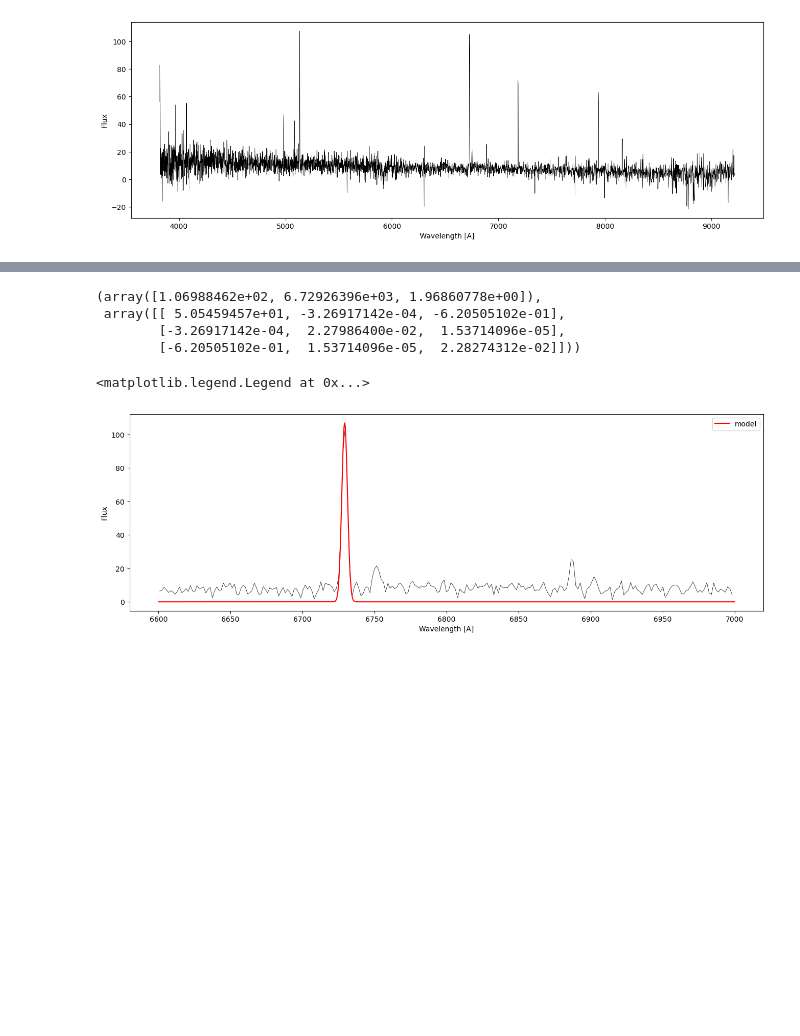
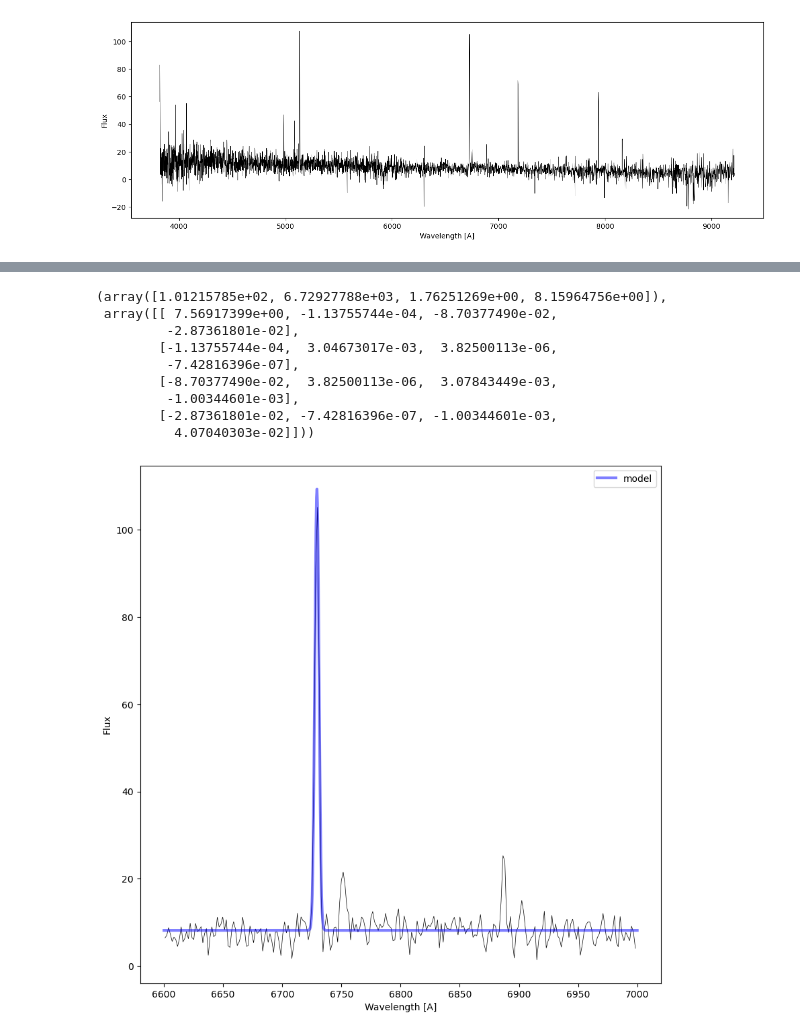
Before and after one commit to jeremychoy/scientific-data-analysis, a Jupyter notebook: Jeremy/ch7/7-1_exercise.ipynb, the cells around one changed output, grey strips where cells are left out. Cells and saved outputs as stored; diff of their text form; code cells hidden in the pictures; blank space fills up the shorter version.

```diff
--- a/Jeremy/ch7/7-1_exercise.ipynb
+++ b/Jeremy/ch7/7-1_exercise.ipynb
@@ -30,29 +29,33 @@ Text(0, 0.5, 'Flux')
 [figure]
 # %%
-def gauss(x, amp, loc, sigma):
-    return amp * np.exp(-((x - loc)**2) / (2 * sigma**2))
+def gauss(x, amp, loc, sigma, offset):
+    return offset + (amp * np.exp(-np.power(x-loc,2.0)/(2*np.power(sigma,2.0))))
 # %%
 from scipy.optimize import curve_fit
-guess = [110, 6720, 0.5]
+guess = [110, 6730, 5, 10]
 fit = curve_fit(f=gauss, xdata=wl_use, ydata=fl_use, p0=guess)
 fit
 # %% [output]
-(array([1.06988462e+02, 6.72926396e+03, 1.96860778e+00]),
- array([[ 5.05459457e+01, -3.26917142e-04, -6.20505102e-01],
-        [-3.26917142e-04,  2.27986400e-02,  1.53714096e-05],
-        [-6.20505102e-01,  1.53714096e-05,  2.28274312e-02]]))
+(array([1.01215785e+02, 6.72927788e+03, 1.76251269e+00, 8.15964756e+00]),
+ array([[ 7.56917399e+00, -1.13755744e-04, -8.70377490e-02,
+         -2.87361801e-02],
+        [-1.13755744e-04,  3.04673017e-03,  3.82500113e-06,
+         -7.42816396e-07],
+        [-8.70377490e-02,  3.82500113e-06,  3.07843449e-03,
+         -1.00344601e-03],
+        [-2.87361801e-02, -7.42816396e-07, -1.00344601e-03,
+          4.07040303e-02]]))
 # %%
 xx = np.linspace(6600,7000,1000)
 # %%
-fig, ax = plt.subplots(figsize=(16,5))
+fig, ax = plt.subplots(figsize=(10,10))
 ax.plot(wl_use, fl_use, lw=0.5, color='k')
 
 ax.set_xlabel('Wavelength [A]')
 ax.set_ylabel('Flux')
 
 params = fit[0]
-ax.plot(xx, gauss(xx, *params), label='model', color='r')
-ax.legend()
+ax.plot(xx, gauss(xx, *params), label='model', color='b',alpha=0.5,linewidth=3)
+ax.legend();
 # %% [output]
-<matplotlib.legend.Legend at 0x...>
-[figure, old version]
+[figure, new version]
```
Also changed, not shown: parts of 1 cell of this notebook.
